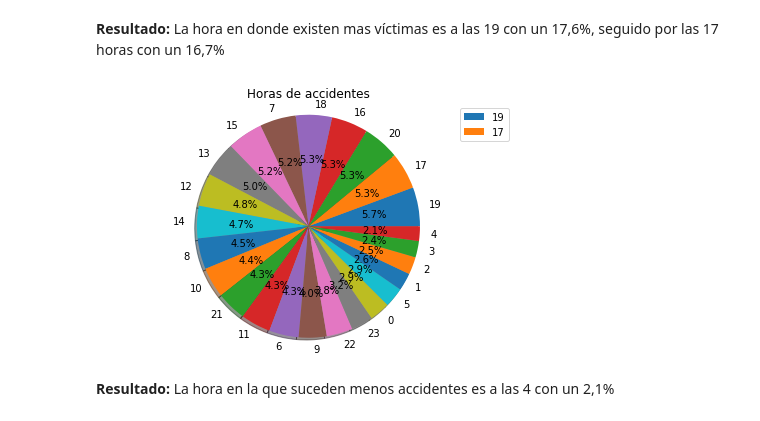
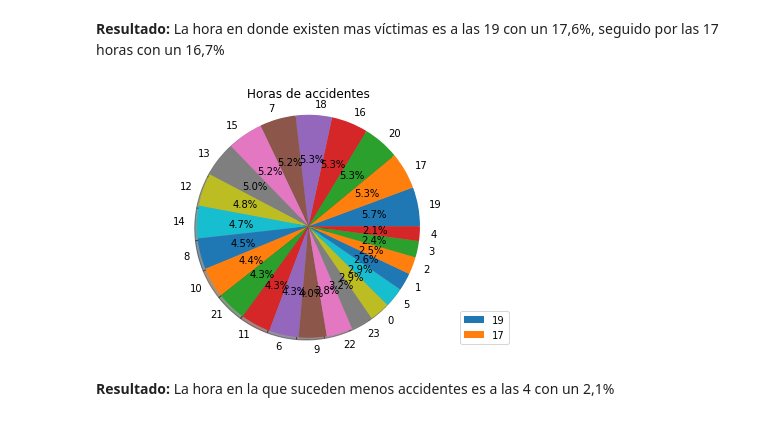
Before and after one commit to 2019-B-GR1-Python/py-pachacama-simba-a-pamela-abigail, a Jupyter notebook: proyecto-individual/proyecto.ipynb, the cells around one changed output. Saved outputs shown, nothing was run; the diff lists cells and outputs as text; code cells hidden in the pictures.

```diff
--- a/proyecto-individual/proyecto.ipynb
+++ b/proyecto-individual/proyecto.ipynb
@@ -117,12 +124,12 @@ plt.show()
 # %%
 serie_horas=data.HORA.value_counts().head(24)
 plt.pie(serie_horas,shadow=True,labels=serie_horas.index,autopct='%1.1f%%')
-plt.legend(patches,serie_horas.index,loc="best")
+plt.legend(patches,serie_horas.index,loc="lower right")
 plt.axis('equal')
 plt.title("Horas de accidentes")
 plt.tight_layout()
 plt.show()
 # %% [output]
-[figure, old version]
+[figure, new version]
 # %% [markdown]
 **Resultado:** La hora en la que suceden menos accidentes es a las 4 con un 2,1%
```
Also changed, not shown: parts of 6 cells of this notebook.
